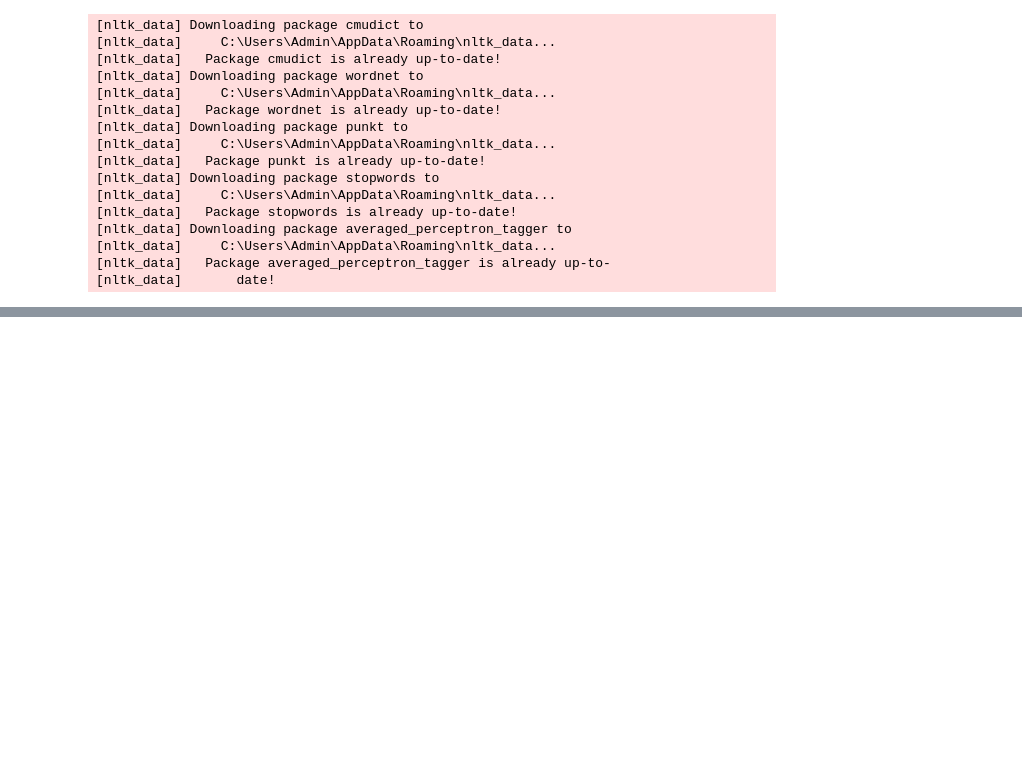
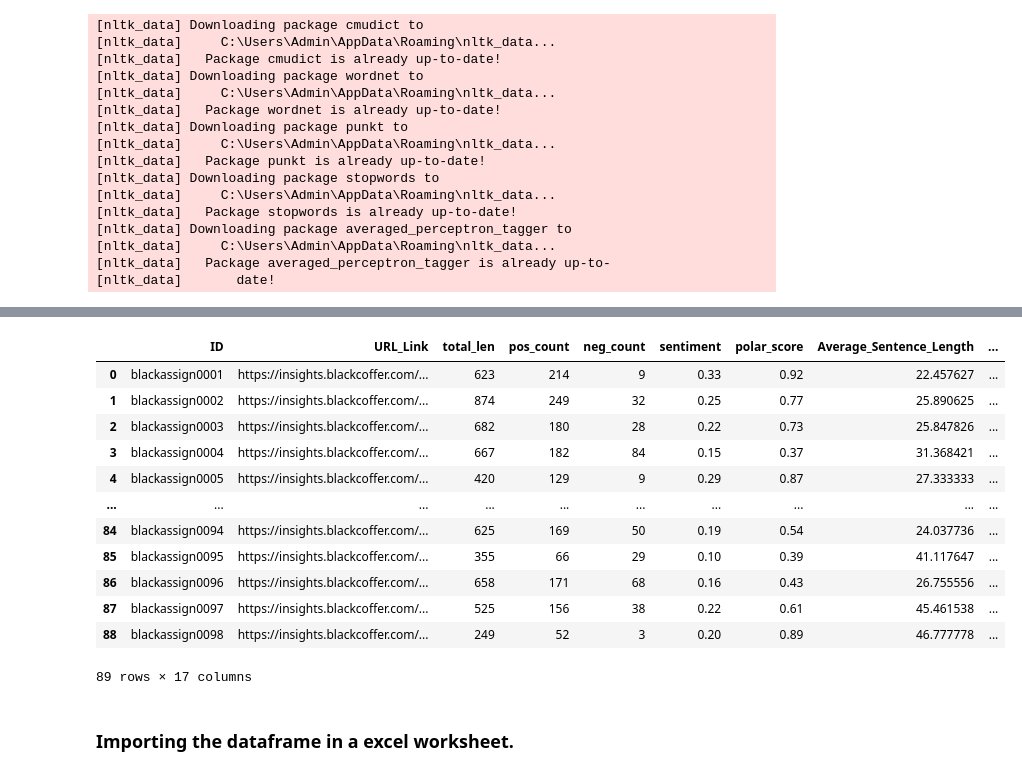
Before and after one commit to UTSAVMONDAL31/Blackcoffer-Sentiment-Analysis, a Jupyter notebook: Blackcoffer Web Sentiment Analysis.ipynb, the cells around one changed output, grey strips where cells are left out. Cells and saved outputs as stored; diff of their text form; code cells hidden in the pictures; blank space fills up the shorter version.

```diff
--- a/Blackcoffer Web Sentiment Analysis.ipynb
+++ b/Blackcoffer Web Sentiment Analysis.ipynb
@@ -94,0 +378,19 @@ ConnectionError: ('Connection aborted.', RemoteDisconnected('Remote end closed c
+# %%
+final_output = output.drop(['Text', 'preprocess_txt'], axis=1)
+final_output
+# %% [output]
+|  | ID | URL_Link | total_len | pos_count | neg_count | sentiment | polar_score | Average_Sentence_Length | ... |
+| 0 | blackassign0001 | https://insights.blackcoffer.com/... | 623 | 214 | 9 | 0.33 | 0.92 | 22.457627 | ... |
+| 1 | blackassign0002 | https://insights.blackcoffer.com/... | 874 | 249 | 32 | 0.25 | 0.77 | 25.890625 | ... |
+| 2 | blackassign0003 | https://insights.blackcoffer.com/... | 682 | 180 | 28 | 0.22 | 0.73 | 25.847826 | ... |
+| 3 | blackassign0004 | https://insights.blackcoffer.com/... | 667 | 182 | 84 | 0.15 | 0.37 | 31.368421 | ... |
+| 4 | blackassign0005 | https://insights.blackcoffer.com/... | 420 | 129 | 9 | 0.29 | 0.87 | 27.333333 | ... |
+| ... | ... | ... | ... | ... | ... | ... | ... | ... | ... |
+| 84 | blackassign0094 | https://insights.blackcoffer.com/... | 625 | 169 | 50 | 0.19 | 0.54 | 24.037736 | ... |
+| 85 | blackassign0095 | https://insights.blackcoffer.com/... | 355 | 66 | 29 | 0.10 | 0.39 | 41.117647 | ... |
+| 86 | blackassign0096 | https://insights.blackcoffer.com/... | 658 | 171 | 68 | 0.16 | 0.43 | 26.755556 | ... |
+| 87 | blackassign0097 | https://insights.blackcoffer.com/... | 525 | 156 | 38 | 0.22 | 0.61 | 45.461538 | ... |
+| 88 | blackassign0098 | https://insights.blackcoffer.com/... | 249 | 52 | 3 | 0.20 | 0.89 | 46.777778 | ... |
+89 rows × 17 columns
+# %% [markdown]
+### Importing the dataframe in a excel worksheet.
```
Also changed, not shown: parts of 59 cells of this notebook, 4 other files.
